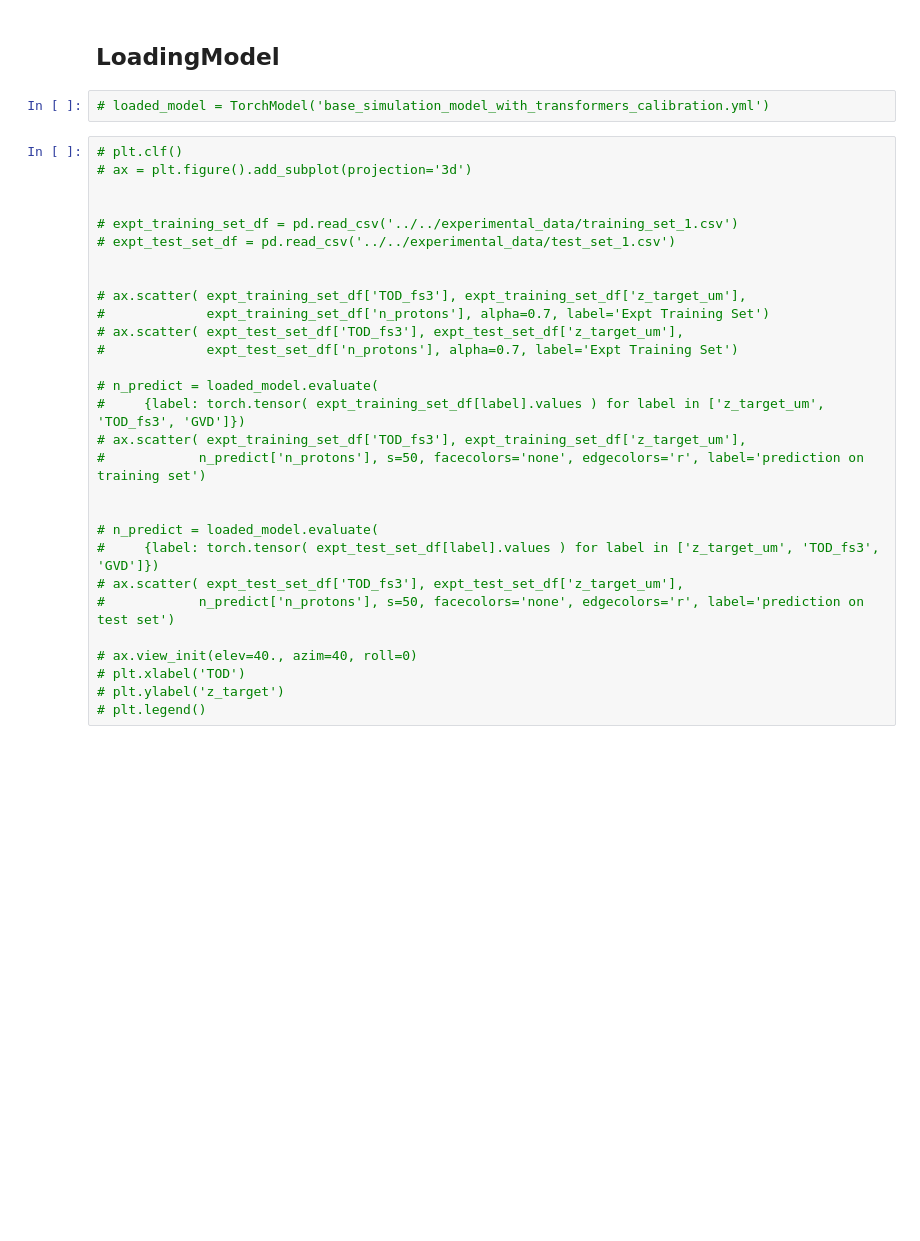
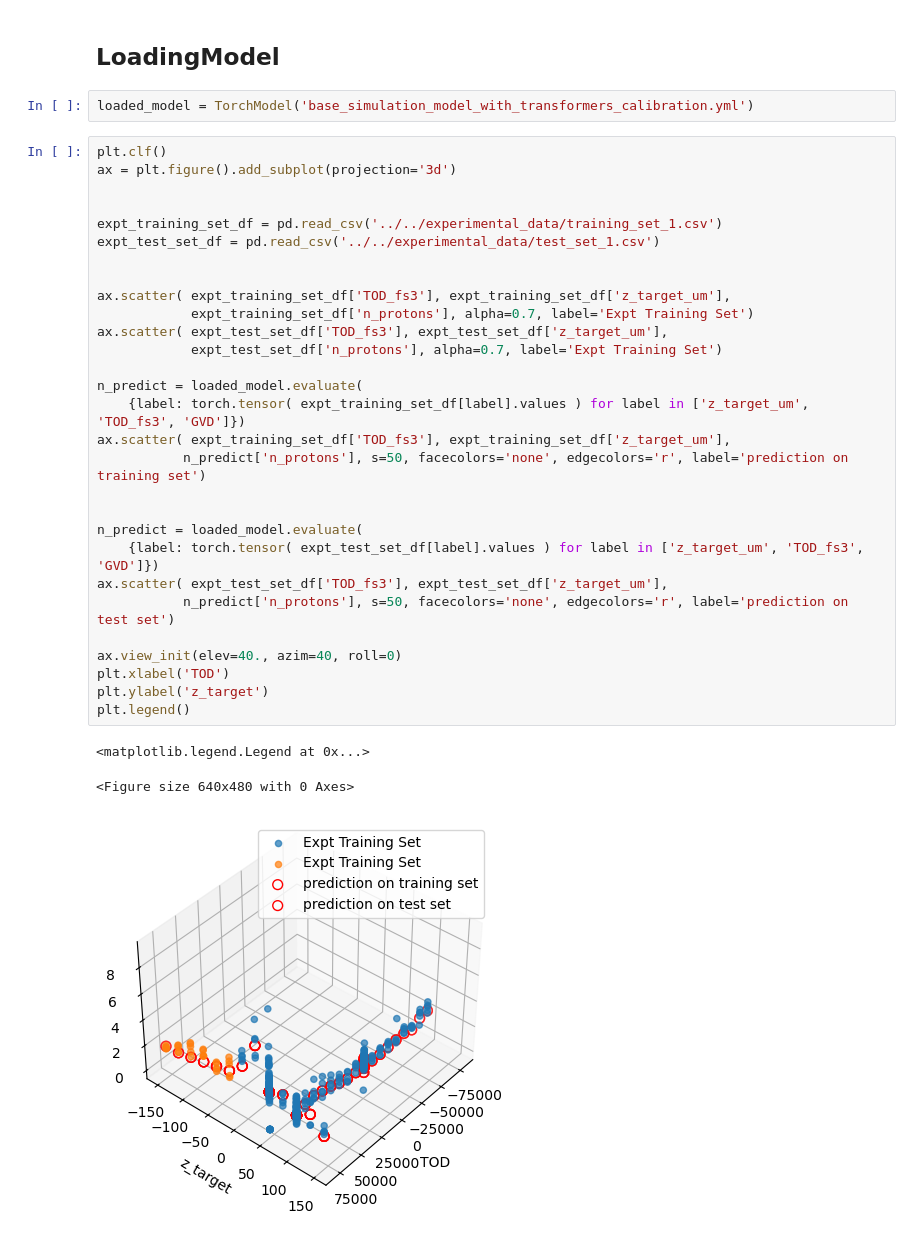
Before and after one commit to BLAST-AI-ML/synapse, a Jupyter notebook: ml/NN_training/Neural_Network_sim_calibrated_with_expts_asLumeModel_linearcalibration_jit.ipynb, the cells around one changed output. Cells and saved outputs as stored; diff of their text form; blank space fills up the shorter version.

Commit message:
lume model for symmetrically calibrated NN with calibration from expt and sim training data

```diff
--- a/ml/NN_training/Neural_Network_sim_calibrated_with_expts_asLumeModel_linearcalibration_jit.ipynb
+++ b/ml/NN_training/Neural_Network_sim_calibrated_with_expts_asLumeModel_linearcalibration_jit.ipynb
@@ -255,34 +263,38 @@ ValueError: Unknown type annotation: 'bool' at
 # %% [markdown]
 <h2> LoadingModel </h2>
 # %%
-# loaded_model = TorchModel('base_simulation_model_with_transformers_calibration.yml')
+loaded_model = TorchModel('base_simulation_model_with_transformers_calibration.yml')
 # %%
-# plt.clf()
-# ax = plt.figure().add_subplot(projection='3d')
+plt.clf()
+ax = plt.figure().add_subplot(projection='3d')
 
 
-# expt_training_set_df = pd.read_csv('../../experimental_data/training_set_1.csv')
-# expt_test_set_df = pd.read_csv('../../experimental_data/test_set_1.csv')
+expt_training_set_df = pd.read_csv('../../experimental_data/training_set_1.csv')
+expt_test_set_df = pd.read_csv('../../experimental_data/test_set_1.csv')
 
 
-# ax.scatter( expt_training_set_df['TOD_fs3'], expt_training_set_df['z_target_um'],
-#             expt_training_set_df['n_protons'], alpha=0.7, label='Expt Training Set')
-# ax.scatter( expt_test_set_df['TOD_fs3'], expt_test_set_df['z_target_um'],
-#             expt_test_set_df['n_protons'], alpha=0.7, label='Expt Training Set')
+ax.scatter( expt_training_set_df['TOD_fs3'], expt_training_set_df['z_target_um'],
+            expt_training_set_df['n_protons'], alpha=0.7, label='Expt Training Set')
+ax.scatter( expt_test_set_df['TOD_fs3'], expt_test_set_df['z_target_um'],
+            expt_test_set_df['n_protons'], alpha=0.7, label='Expt Training Set')
 
-# n_predict = loaded_model.evaluate(
-#     {label: torch.tensor( expt_training_set_df[label].values ) for label in ['z_target_um', 'TOD_fs3', 'GVD']})
-# ax.scatter( expt_training_set_df['TOD_fs3'], expt_training_set_df['z_target_um'],
-#            n_predict['n_protons'], s=50, facecolors='none', edgecolors='r', label='prediction on training set')
+n_predict = loaded_model.evaluate(
+    {label: torch.tensor( expt_training_set_df[label].values ) for label in ['z_target_um', 'TOD_fs3', 'GVD']})
+ax.scatter( expt_training_set_df['TOD_fs3'], expt_training_set_df['z_target_um'],
+           n_predict['n_protons'], s=50, facecolors='none', edgecolors='r', label='prediction on training set')
 
 
-# n_predict = loaded_model.evaluate(
-#     {label: torch.tensor( expt_test_set_df[label].values ) for label in ['z_target_um', 'TOD_fs3', 'GVD']})
-# ax.scatter( expt_test_set_df['TOD_fs3'], expt_test_set_df['z_target_um'],
-#            n_predict['n_protons'], s=50, facecolors='none', edgecolors='r', label='prediction on test set')
+n_predict = loaded_model.evaluate(
+    {label: torch.tensor( expt_test_set_df[label].values ) for label in ['z_target_um', 'TOD_fs3', 'GVD']})
+ax.scatter( expt_test_set_df['TOD_fs3'], expt_test_set_df['z_target_um'],
+           n_predict['n_protons'], s=50, facecolors='none', edgecolors='r', label='prediction on test set')
 
-# ax.view_init(elev=40., azim=40, roll=0)
-# plt.xlabel('TOD')
-# plt.ylabel('z_target')
-# plt.legend()
+ax.view_init(elev=40., azim=40, roll=0)
+plt.xlabel('TOD')
+plt.ylabel('z_target')
+plt.legend()
+# %% [output]
+<matplotlib.legend.Legend at 0x...>
+<Figure size 640x480 with 0 Axes>
+[figure, added]
 # %%
```
Also changed, not shown: parts of 14 cells of this notebook.
